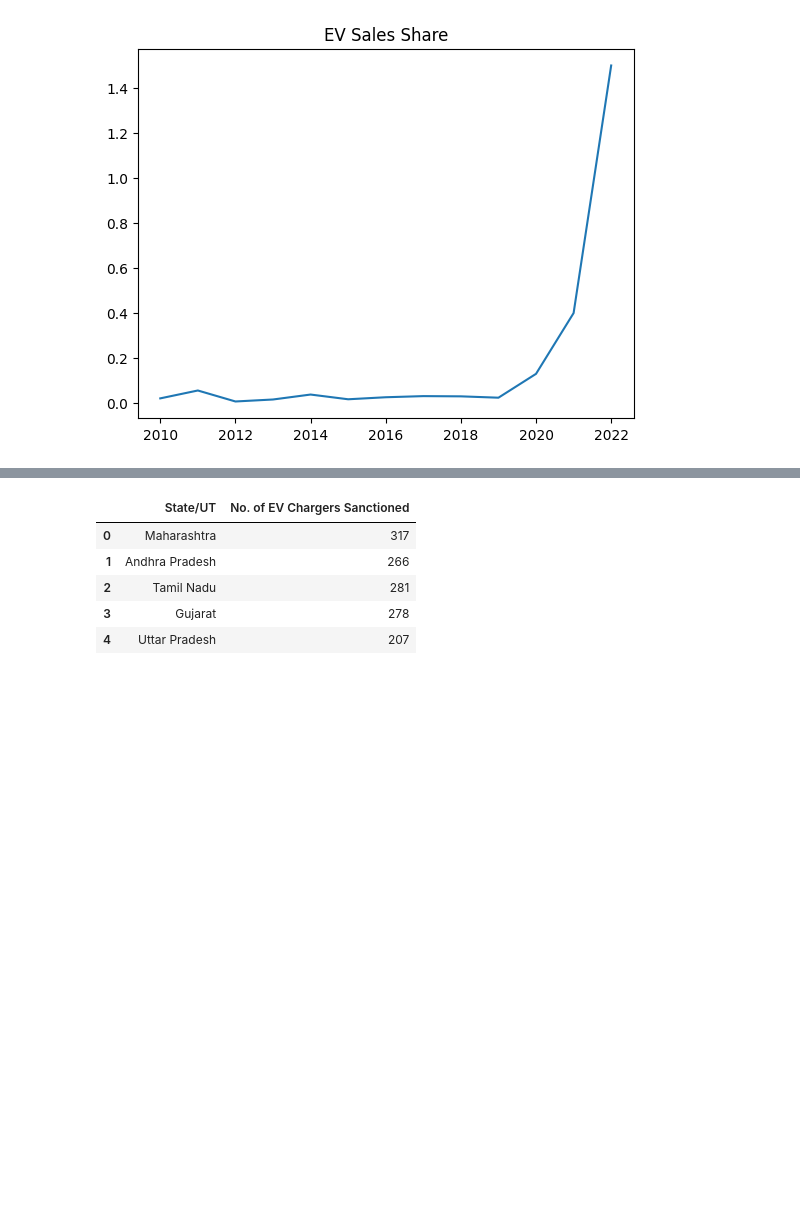
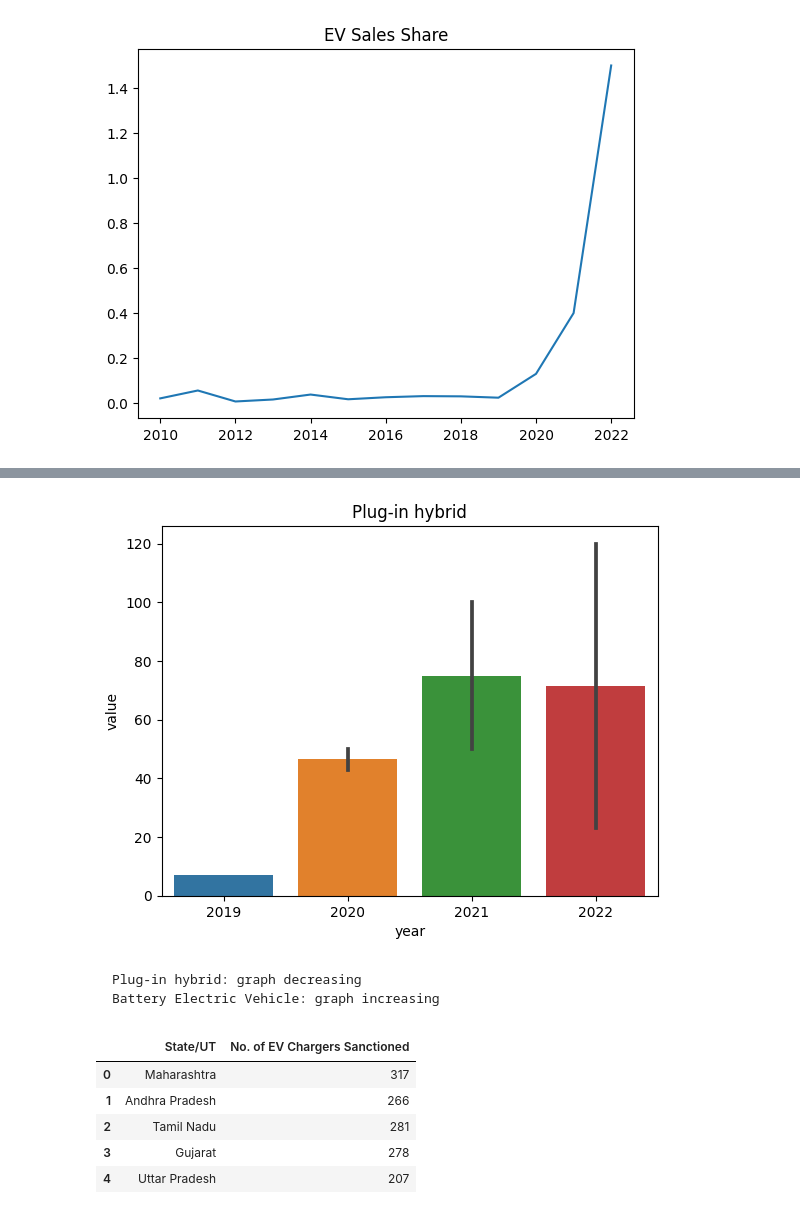
Before and after one commit to Kyouma45/Eletronic-Vehicle-Market-Segmentation, a Jupyter notebook: EV_Market_Segmentation.ipynb, the cells around one changed output, grey strips where cells are left out. Cells and saved outputs as stored; diff of their text form; code cells hidden in the pictures; blank space fills up the shorter version.

```diff
--- a/EV_Market_Segmentation.ipynb
+++ b/EV_Market_Segmentation.ipynb
@@ -69,3 +65,14 @@ plt.show()
+# %%
+temp=df[df['powertrain']=='PHEV']
+plt.title('Plug-in hybrid')
+sns.barplot(x='year', y='value', data=temp)
+plt.show()
+# %% [output]
+[figure, added]
+# %% [markdown]
+
+    Plug-in hybrid: graph decreasing
+    Battery Electric Vehicle: graph increasing
 # %%
 df1=pd.read_csv('/content/sample_data/RS_Session_256_AU_2673_2.i.csv')
 df1.head()
```
Also changed, not shown: parts of 2 cells of this notebook.
